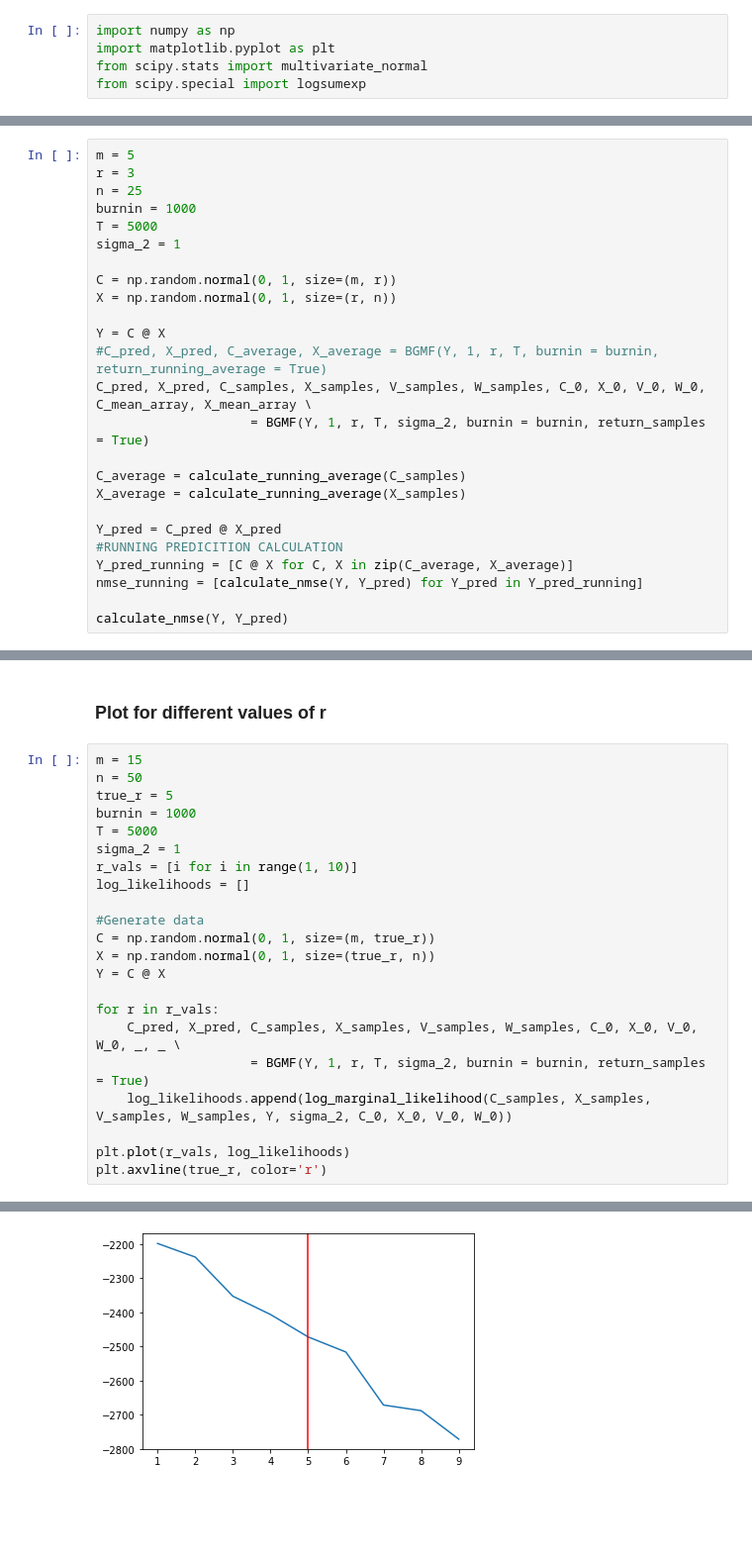
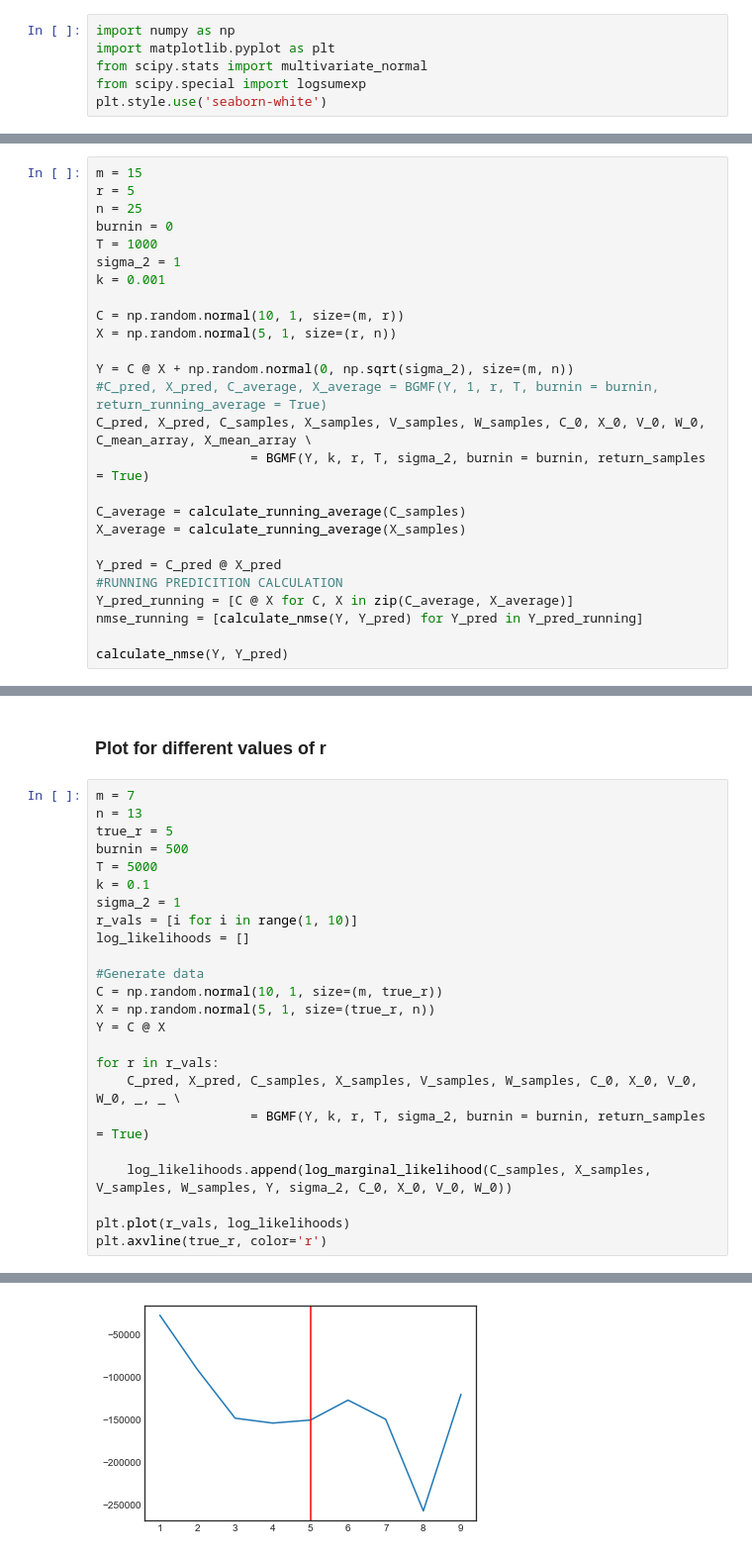
Before and after one commit to T0NY1302/Bayesian-Matrix-Factorisation, a Jupyter notebook: Bayesian_Matrix_Variate_Gaussian_Matrix_Factorisation.ipynb, the cells around one changed output, grey strips where cells are left out. Shown: that part at 99% size. Cells and saved outputs as stored; diff of their text form; blank space fills up the shorter version.

```diff
--- a/Bayesian_Matrix_Variate_Gaussian_Matrix_Factorisation.ipynb
+++ b/Bayesian_Matrix_Variate_Gaussian_Matrix_Factorisation.ipynb
@@ -5,6 +5,7 @@ import numpy as np
 import matplotlib.pyplot as plt
 from scipy.stats import multivariate_normal
 from scipy.special import logsumexp
+plt.style.use('seaborn-white')
 # %%
 def calculate_nmse(Y, Y_pred):
     numerator = np.linalg.norm(Y - Y_pred, 'fro') ** 2
@@ -129,20 +130,21 @@ def calculate_running_average(Y):
         result.append(Y_average)
     return result
 # %%
-m = 5
-r = 3
+m = 15
+r = 5
 n = 25
-burnin = 1000
-T = 5000
+burnin = 0
+T = 1000
 sigma_2 = 1
+k = 0.001
 
-C = np.random.normal(0, 1, size=(m, r))
-X = np.random.normal(0, 1, size=(r, n))
+C = np.random.normal(10, 1, size=(m, r))
+X = np.random.normal(5, 1, size=(r, n))
 
-Y = C @ X
+Y = C @ X + np.random.normal(0, np.sqrt(sigma_2), size=(m, n))
 #C_pred, X_pred, C_average, X_average = BGMF(Y, 1, r, T, burnin = burnin, return_running_average = True)
 C_pred, X_pred, C_samples, X_samples, V_samples, W_samples, C_0, X_0, V_0, W_0, C_mean_array, X_mean_array \
-                    = BGMF(Y, 1, r, T, sigma_2, burnin = burnin, return_samples = True)
+                    = BGMF(Y, k, r, T, sigma_2, burnin = burnin, return_samples = True)
 
 C_average = calculate_running_average(C_samples)
 X_average = calculate_running_average(X_samples)
@@ -271,23 +271,25 @@ res = log_marginal_likelihood(C_samples, X_samples, V_samples, W_samples, Y, sig
 # %% [markdown]
 ### Plot for different values of r
 # %%
-m = 15
-n = 50
+m = 7
+n = 13
 true_r = 5
-burnin = 1000
+burnin = 500
 T = 5000
+k = 0.1
 sigma_2 = 1
 r_vals = [i for i in range(1, 10)]
 log_likelihoods = []
 
 #Generate data
-C = np.random.normal(0, 1, size=(m, true_r))
-X = np.random.normal(0, 1, size=(true_r, n))
+C = np.random.normal(10, 1, size=(m, true_r))
+X = np.random.normal(5, 1, size=(true_r, n))
 Y = C @ X
 
 for r in r_vals:
     C_pred, X_pred, C_samples, X_samples, V_samples, W_samples, C_0, X_0, V_0, W_0, _, _ \
-                    = BGMF(Y, 1, r, T, sigma_2, burnin = burnin, return_samples = True)
+                    = BGMF(Y, k, r, T, sigma_2, burnin = burnin, return_samples = True)
+
     log_likelihoods.append(log_marginal_likelihood(C_samples, X_samples, V_samples, W_samples, Y, sigma_2, C_0, X_0, V_0, W_0))
 
 plt.plot(r_vals, log_likelihoods)
@@ -305,2 +307,2 @@ plt.axvline(true_r, color='r')
 <matplotlib.lines.Line2D at 0x...>
-[figure, old version]
+[figure, new version]
```
Also changed, not shown: parts of 10 cells of this notebook.
